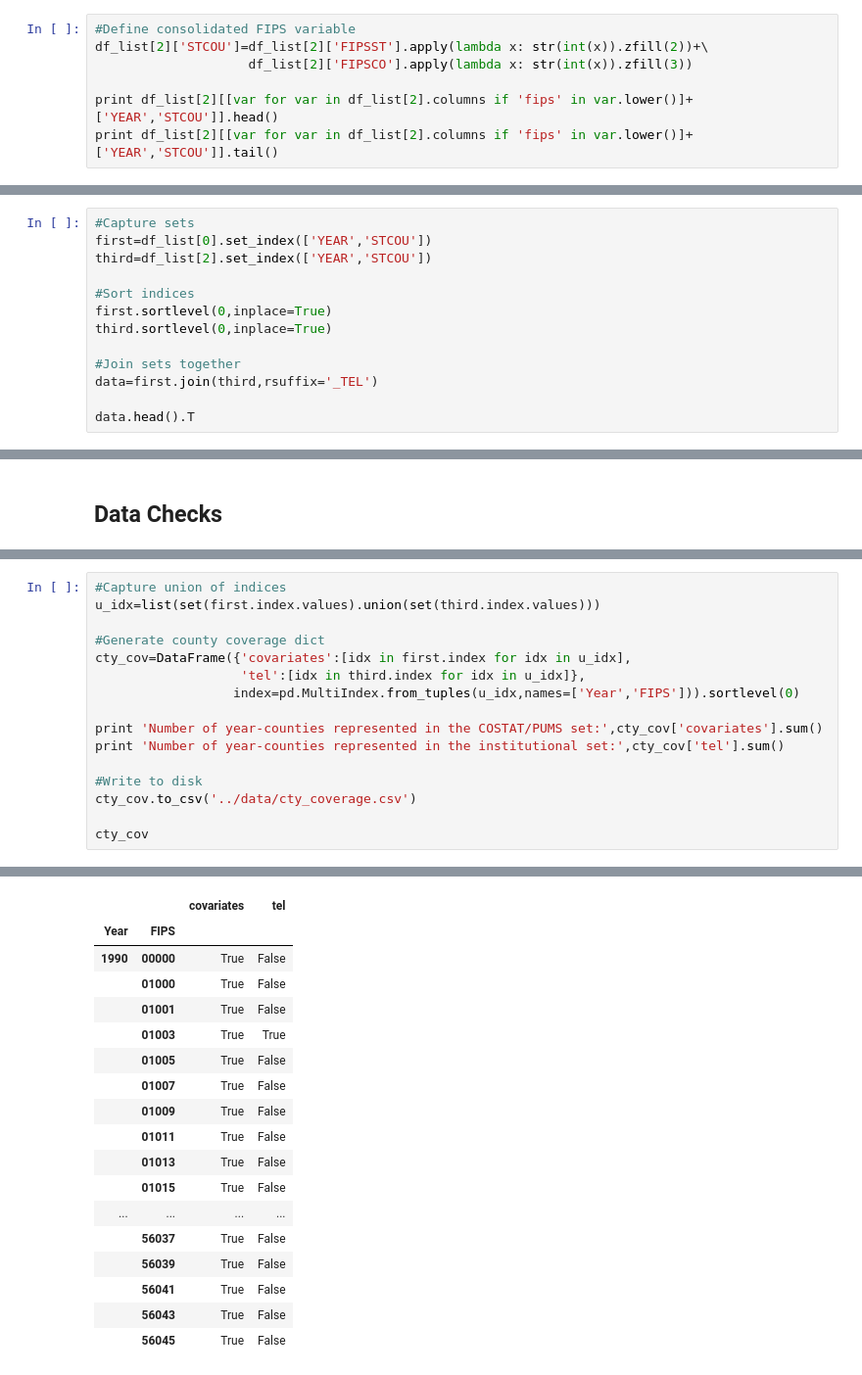
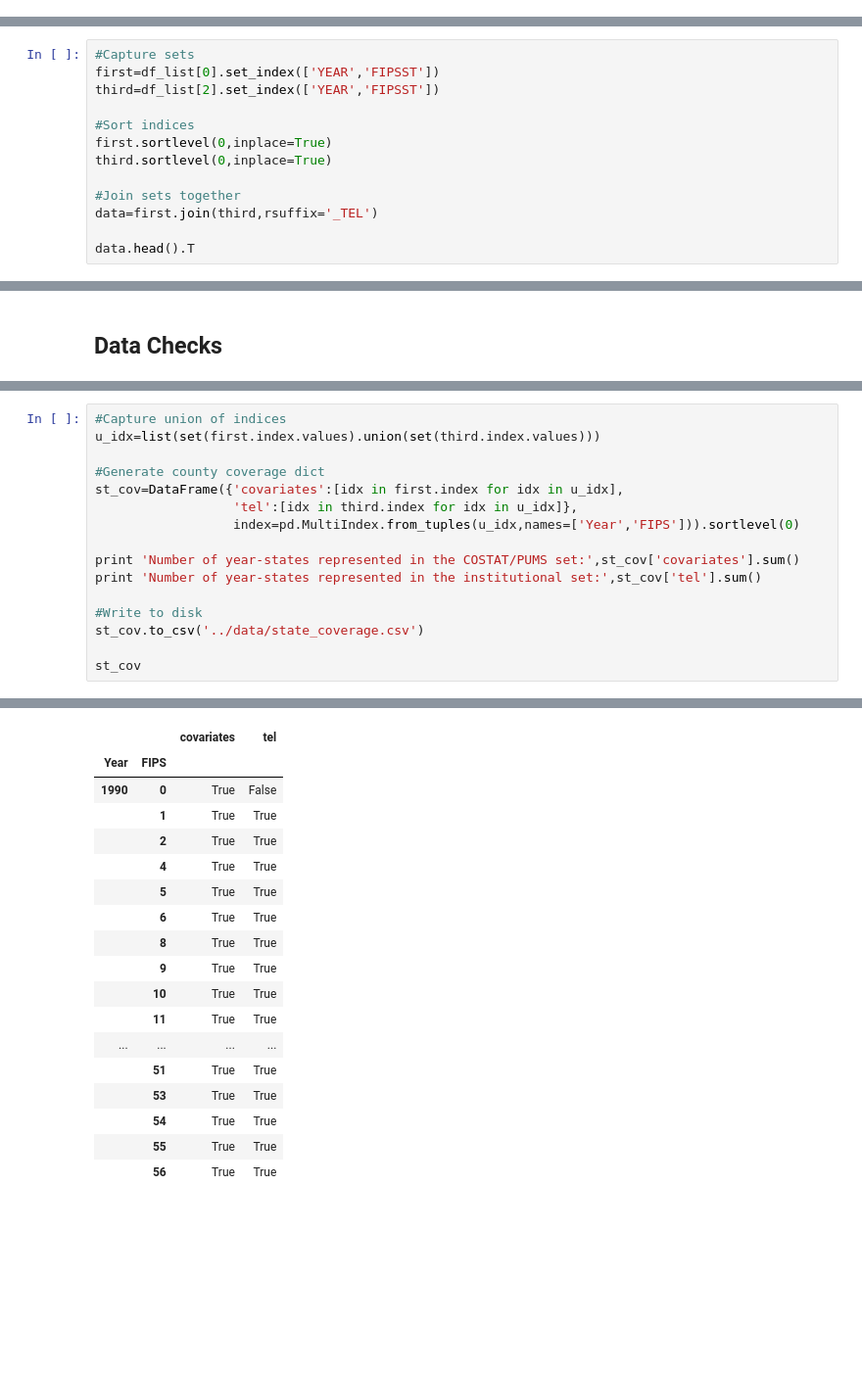
Before and after one commit to choct155/TELs_debt, a Jupyter notebook: code/sas2csv.ipynb, the cells around one changed output, grey strips where cells are left out. Shown at 98% size. Saved outputs shown, nothing was run; the diff lists cells and outputs as text; blank space fills up the shorter version.

```diff
--- a/code/sas2csv.ipynb
+++ b/code/sas2csv.ipynb
@@ -101,7 +111,0 @@ We can define a new variable in the third set that captures the zero padded vers
-# %%
-#Define consolidated FIPS variable
-df_list[2]['STCOU']=df_list[2]['FIPSST'].apply(lambda x: str(int(x)).zfill(2))+\
-                    df_list[2]['FIPSCO'].apply(lambda x: str(int(x)).zfill(3))
-
-print df_list[2][[var for var in df_list[2].columns if 'fips' in var.lower()]+['YEAR','STCOU']].head()
-print df_list[2][[var for var in df_list[2].columns if 'fips' in var.lower()]+['YEAR','STCOU']].tail()
@@ -123,7 +114,7 @@ We want to join the third set to the first.
 # %%
 #Capture sets
-first=df_list[0].set_index(['YEAR','STCOU'])
-third=df_list[2].set_index(['YEAR','STCOU'])
+first=df_list[0].set_index(['YEAR','FIPSST'])
+third=df_list[2].set_index(['YEAR','FIPSST'])
 
 #Sort indices
 first.sortlevel(0,inplace=True)
@@ -192,15 +183,15 @@ It would be useful to understand how we are impacting the universe of counties w
 u_idx=list(set(first.index.values).union(set(third.index.values)))
 
 #Generate county coverage dict
-cty_cov=DataFrame({'covariates':[idx in first.index for idx in u_idx],
-                   'tel':[idx in third.index for idx in u_idx]},
+st_cov=DataFrame({'covariates':[idx in first.index for idx in u_idx],
+                  'tel':[idx in third.index for idx in u_idx]},
                   index=pd.MultiIndex.from_tuples(u_idx,names=['Year','FIPS'])).sortlevel(0)
 
-print 'Number of year-counties represented in the COSTAT/PUMS set:',cty_cov['covariates'].sum()
-print 'Number of year-counties represented in the institutional set:',cty_cov['tel'].sum()
+print 'Number of year-states represented in the COSTAT/PUMS set:',st_cov['covariates'].sum()
+print 'Number of year-states represented in the institutional set:',st_cov['tel'].sum()
 
 #Write to disk
-cty_cov.to_csv('../data/cty_coverage.csv')
+st_cov.to_csv('../data/state_coverage.csv')
 
-cty_cov
+st_cov
 # %% [output]
@@ -209,18 +200,18 @@ Number of year-counties represented in the institutional set: 663
 |  |  | covariates | tel |
 | Year | FIPS |  |  |
-| 1990 | 00000 | True | False |
-|  | 01000 | True | False |
-|  | 01001 | True | False |
-|  | 01003 | True | True |
-|  | 01005 | True | False |
-|  | 01007 | True | False |
-|  | 01009 | True | False |
-|  | 01011 | True | False |
-|  | 01013 | True | False |
-|  | 01015 | True | False |
+| 1990 | 0 | True | False |
+|  | 1 | True | True |
+|  | 2 | True | True |
+|  | 4 | True | True |
+|  | 5 | True | True |
+|  | 6 | True | True |
+|  | 8 | True | True |
+|  | 9 | True | True |
+|  | 10 | True | True |
+|  | 11 | True | True |
 | ... | ... | ... | ... |
-|  | 56037 | True | False |
-|  | 56039 | True | False |
-|  | 56041 | True | False |
-|  | 56043 | True | False |
-|  | 56045 | True | False |
+|  | 51 | True | True |
+|  | 53 | True | True |
+|  | 54 | True | True |
+|  | 55 | True | True |
+|  | 56 | True | True |
```
Also changed, not shown: parts of 19 cells of this notebook, 6 other files.
